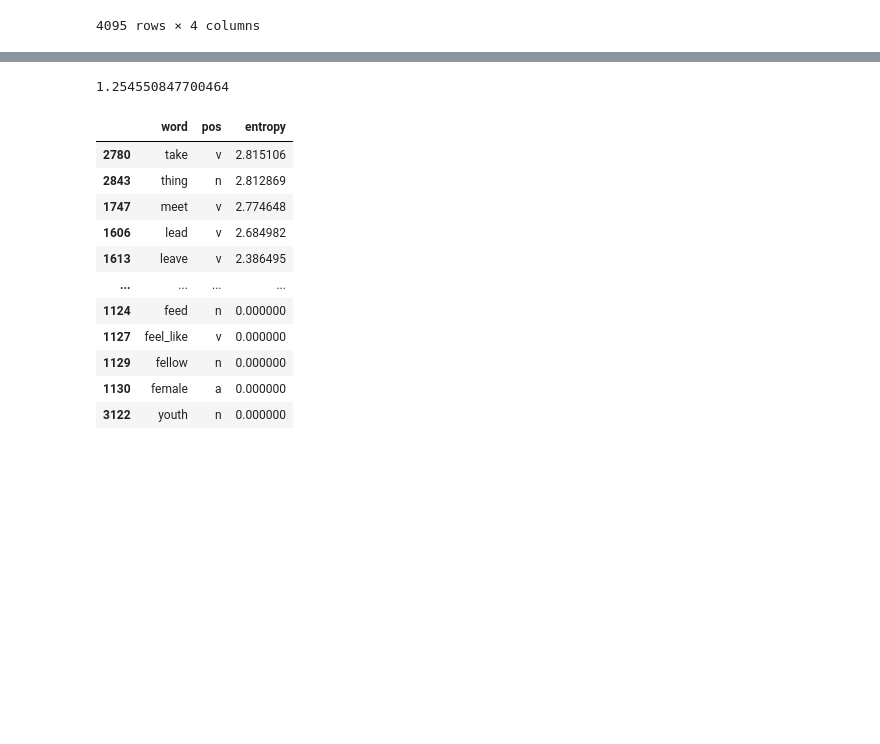
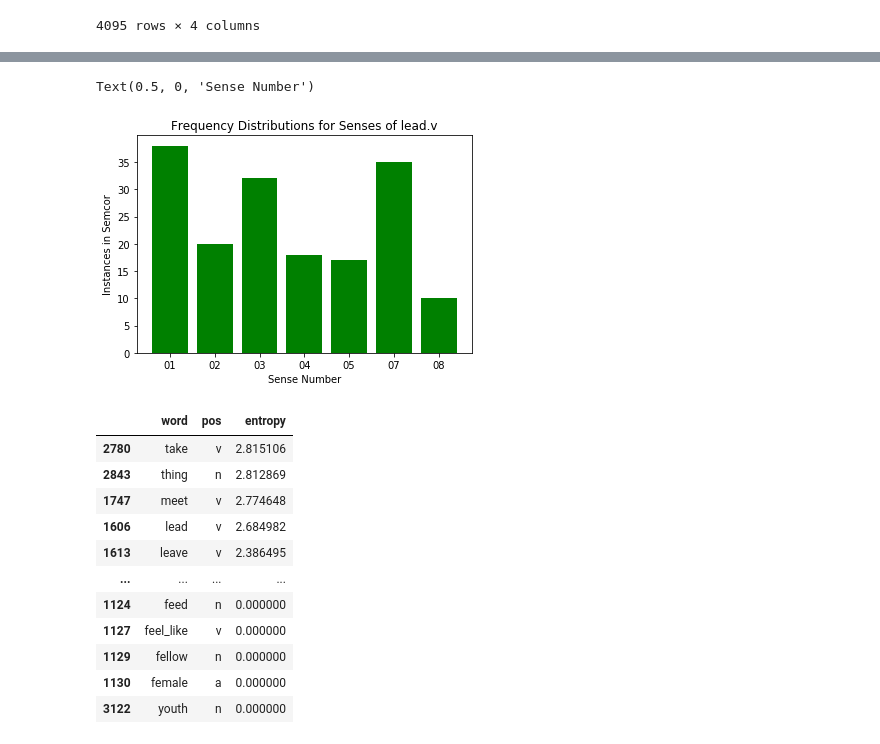
Before and after one commit to sathvikn/bert-wordsense, a Jupyter notebook: codebase/semcor_freqs.ipynb, the cells around one changed output, grey strips where cells are left out. Cells and saved outputs as stored; diff of their text form; code cells hidden in the pictures; blank space fills up the shorter version.

```diff
--- a/codebase/semcor_freqs.ipynb
+++ b/codebase/semcor_freqs.ipynb
@@ -195,10 +204,15 @@ filtered_sense_freqs.sort_values('freq', ascending = False)
+# %%
+lead = filtered_sense_freqs[filtered_sense_freqs['word'] == 'lead']
+plt.bar(lead['sense'], lead['freq'], color = 'green')
+plt.title("Frequency Distributions for Senses of lead.v")
+plt.ylabel("Instances in Semcor")
+plt.xlabel("Sense Number")
+# %% [output]
+Text(0.5, 0, 'Sense Number')
+[figure, added]
 # %%
 from scipy import stats
 import numpy as np
-# %%
-stats.entropy(be_freqs.values, base = 2)
-# %% [output]
-1.254550847700464
 # %%
 entropy_df = []
 for w in np.unique(filtered_sense_freqs['word']):
```
Also changed, not shown: parts of 4 cells of this notebook, 7 other files.
